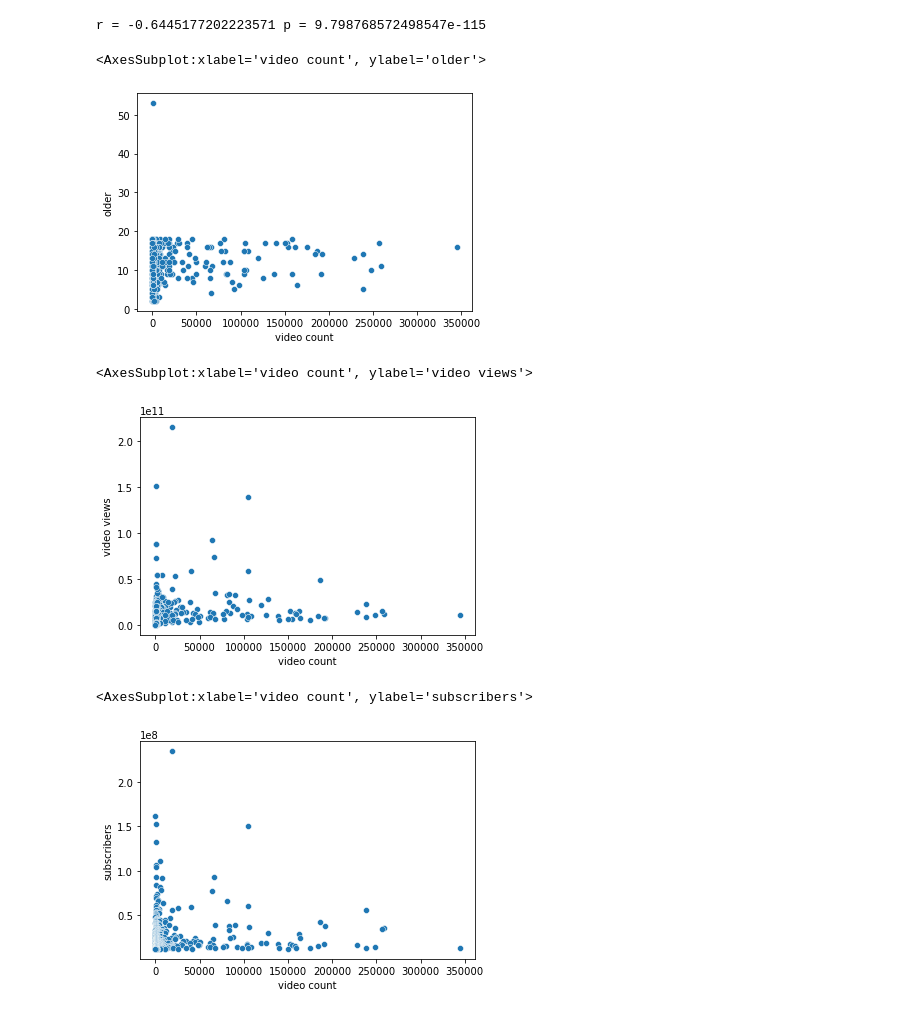
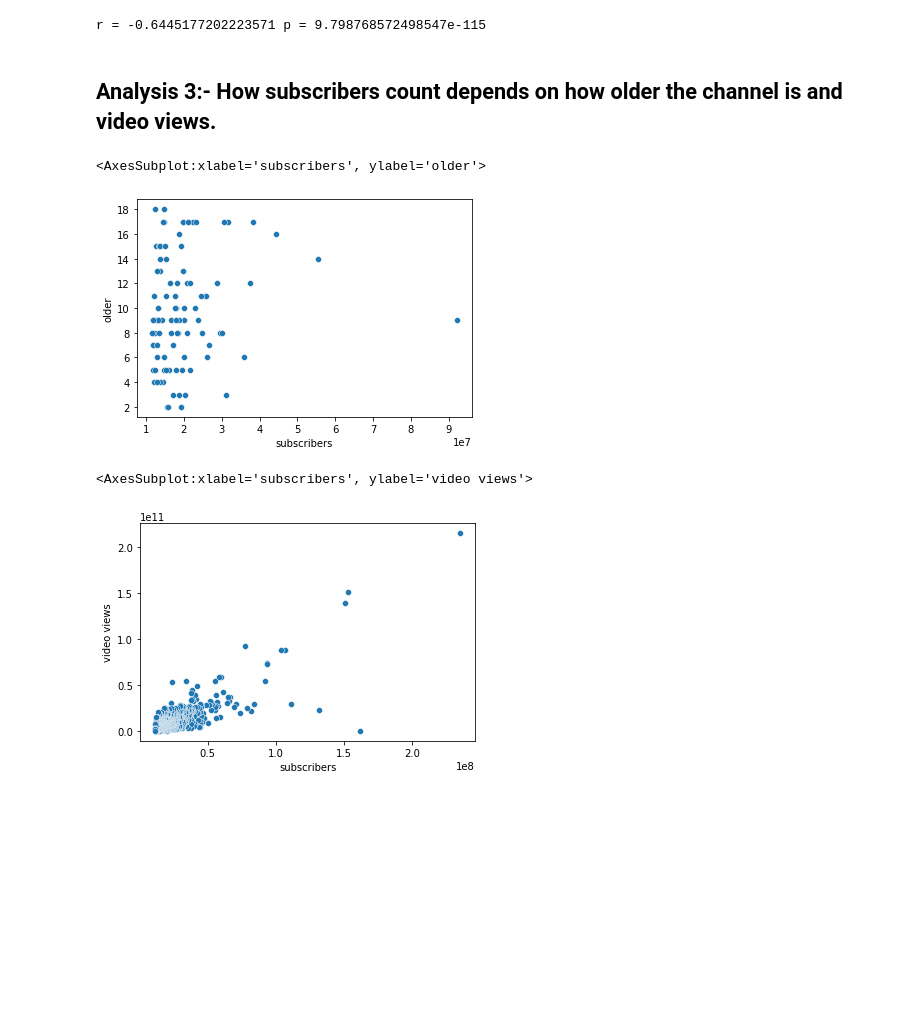
Before and after one commit to Dheeraj0650/cs5830-project3, a Jupyter notebook: Assignment_3.ipynb, the cells around one changed output. Cells and saved outputs as stored; diff of their text form; code cells hidden in the pictures; blank space fills up the shorter version.

```diff
--- a/Assignment_3.ipynb
+++ b/Assignment_3.ipynb
@@ -124,18 +153,15 @@ sns.regplot(data=table_df, x='subscribers', y='rank')
 print('r =', r, 'p =', p)
 # %% [output]
 r = -0.6445177202223571 p = 9.798768572498547e-115
+# %% [markdown]
+## Analysis 3:- How subscribers count depends on how older the channel is and video views.
 # %%
-sns.scatterplot(data=table_df, x='video count', y='older')
+sns.scatterplot(data=table_df[table_df['older'] <= 20].sample(frac=0.1), x='subscribers', y='older')
 # %% [output]
-<AxesSubplot:xlabel='video count', ylabel='older'>
+<AxesSubplot:xlabel='subscribers', ylabel='older'>
-[figure, old version]
+[figure, new version]
 # %%
-sns.scatterplot(data=table_df, x='video count', y='video views')
+sns.scatterplot(x='subscribers', y='video views', data=table_df)
 # %% [output]
-<AxesSubplot:xlabel='video count', ylabel='video views'>
+<AxesSubplot:xlabel='subscribers', ylabel='video views'>
-[figure, old version]
+[figure, new version]
-# %%
-sns.scatterplot(data=table_df, x='video count', y='subscribers')
-# %% [output]
-<AxesSubplot:xlabel='video count', ylabel='subscribers'>
-[figure, removed]
```
Also changed, not shown: parts of 17 cells of this notebook, 1 other file.
